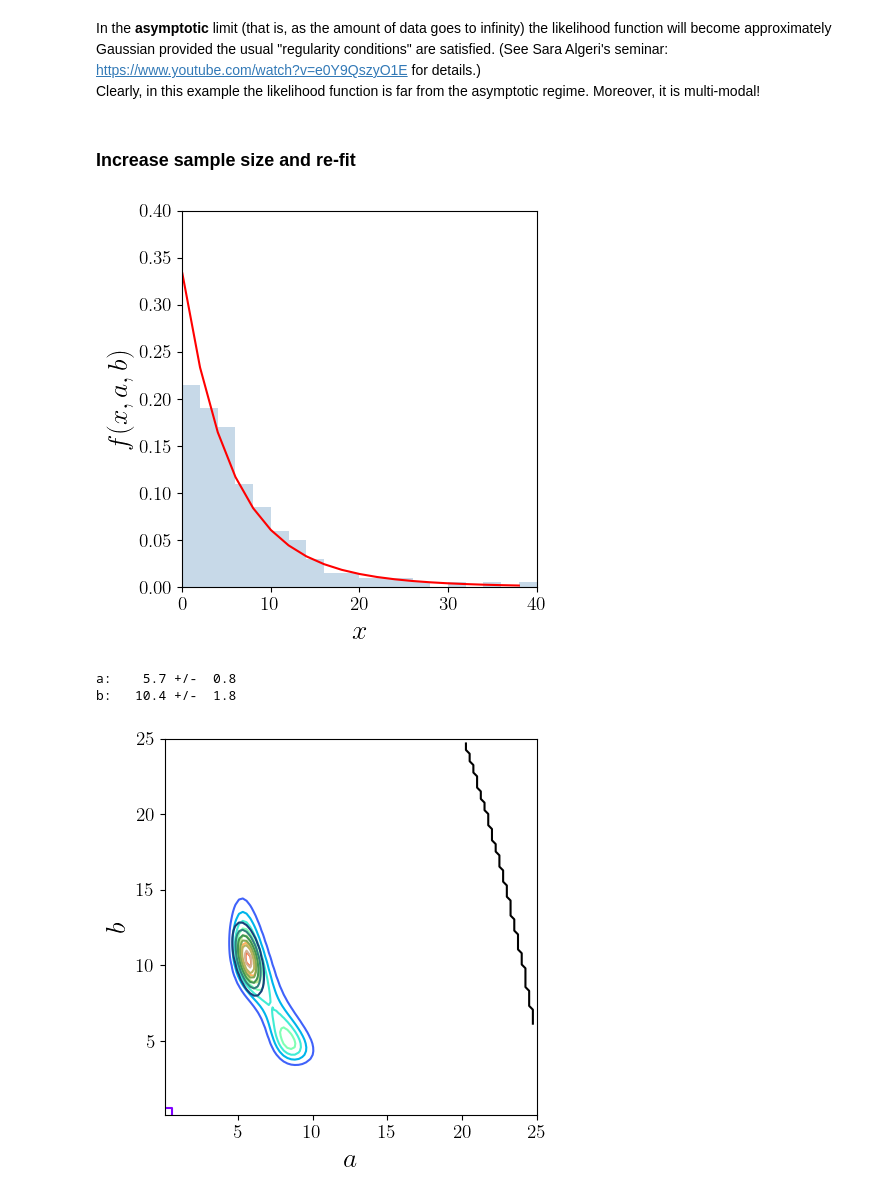
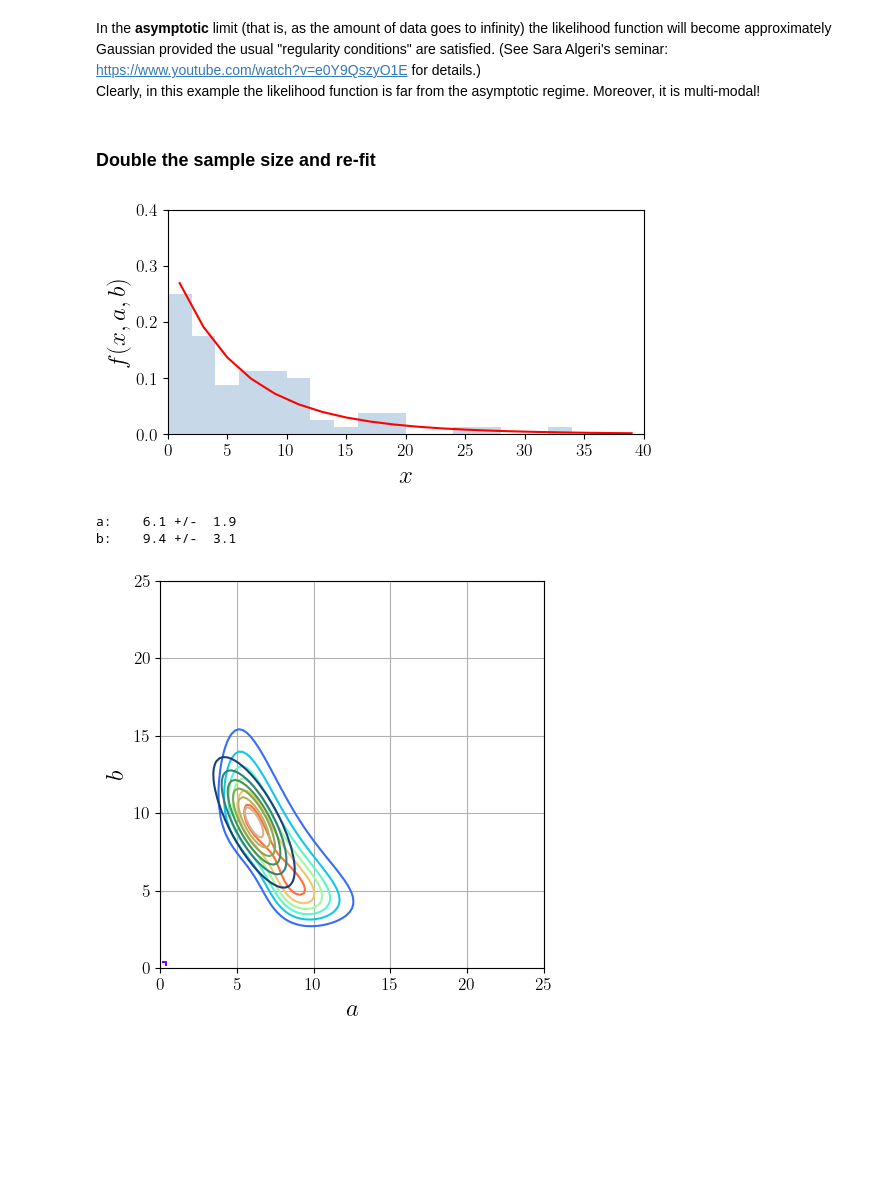
Before and after one commit to hbprosper/INFN-SOS, a Jupyter notebook: 02_stats/likelihood_fit_iminuit.ipynb, the cells around one changed output. Drawn from its saved outputs; the diff is of its cells as text; code cells hidden in the pictures; blank space fills up the shorter version.

```diff
--- a/02_stats/likelihood_fit_iminuit.ipynb
+++ b/02_stats/likelihood_fit_iminuit.ipynb
@@ -82,7 +79,7 @@ def read_data(filename):
 
     return model, A, B, P, X
 
-model, A, B, P, X = read_data('likelihood_data.txt')
+model, A, B, P, X = read_data('likelihood_fit_data_40.txt')
 model, A, B, P, X
 # %% [output]
 ('P * np.exp(-x/a)/a + (1-P) * np.exp(-x/b)/b',
@@ -112,12 +109,12 @@ def plot_data(d, f,
               nbins=20,
               xmin=0, xmax=40,
               ymin=0, ymax=0.4,
-              ftsize=20,
+              ftsize=18,
               color=(0,0,1),
-              fgsize=(5, 5)):
+              fgsize=(6, 6*9/16)):
 
-    h = (xmax-xmin)/nbins
-    x = np.arange(xmin, xmax, h)
+    x = np.linspace(xmin, xmax, nbins+1)
+    x = (x[1:]+x[:-1])/2
 
     # set size of figure
     fig = plt.figure(figsize=fgsize)
@@ -143,6 +140,7 @@ def plot_data(d, f,
              alpha=0.3,
              range=(xmin, xmax))
 
+    h = (xmax-xmin)/nbins
     g = f(x, A, B) * h
     plt.plot(x, g, color='red')
 
@@ -233,22 +235,19 @@ def dnll(a, b, min_nll):
 # %% [markdown]
 ### Plot true likelihood and superimpose its Gaussian approximation
 # %%
-AMIN =  0.1
-AMAX = 25
-BMIN =  0.1
-BMAX = 25
-
 def compute_lhood(f, min_nll,
                   mu=None, cov=None,
                   nsteps=100,
-                  xmin=AMIN, xmax=AMAX,
-                  ymin=BMIN, ymax=BMAX):
+                  xmin=0, xmax=25,
+                  ymin=0, ymax=25):
 
     # 1. first create a mesh grid
-    xdelta = float(xmax-xmin)/nsteps
-    ydelta = float(ymax-ymin)/nsteps
-    x      = np.arange(xmin, xmax, xdelta)
-    y      = np.arange(ymin, ymax, ydelta)
+    x = np.linspace(xmin, xmax, nsteps+1)
+    x = (x[1:]+x[:-1])/2
+
+    y = np.linspace(ymin, ymax, nsteps+1)
+    y = (y[1:]+y[:-1])/2
+
     x, y   = np.meshgrid(x, y)
 
     # 2. compute likelihoods at all mesh grid points
@@ -271,9 +270,9 @@ def plot_lhood(points,
                approx,
                filename='fig_likelihood.png',
                nsteps=50,
-               xmin=AMIN, xmax=AMAX,
-               ymin=BMIN, ymax=BMAX,
-               ftsize=20,
+               xmin=0, xmax=25,
+               ymin=0, ymax=25,
+               ftsize=18,
                fgsize=(5, 5)):
 
     # set size of figure
@@ -295,6 +294,7 @@ def plot_lhood(points,
     earth   = plt.get_cmap('gist_earth')
     x, y, z = approx
     plt.contour(x, y, z, cmap=earth)
+    plt.grid()
 
     fig.tight_layout()
     plt.savefig(filename)
@@ -307,19 +307,19 @@ plot_lhood(ll_true, ll_approx)
 In the __asymptotic__ limit (that is, as the amount of data goes to infinity) the likelihood function will become approximately Gaussian provided the usual "regularity conditions" are satisfied. (See Sara Algeri's seminar: https://www.youtube.com/watch?v=e0Y9QszyO1E for details.)
 Clearly, in this example the likelihood function is far from the asymptotic regime. Moreover, it is multi-modal!
 # %% [markdown]
-### Increase sample size and re-fit
+### Double the sample size and re-fit
 # %%
-_, _, _, _, X = read_data('likelihood_data_80.txt')
+_, _, _, _, X = read_data('likelihood_fit_data_80.txt')
 plot_data(X, F)
 
 mu, cov, nll0, nllmvg0 = fit_model_to_data(nll)
 
 ll_true   = compute_lhood(dnll, nll0)
 ll_approx = compute_lhood(dnlmvg, nllmvg0, mu, cov)
 
 plot_lhood(ll_true, ll_approx, filename='fig_likelihood_80.png')
 # %% [output]
-[figure, old version]
+[figure, new version]
-a:    5.7 +/-  0.8
-b:   10.4 +/-  1.8
+a:    6.1 +/-  1.9
+b:    9.4 +/-  3.1
-[figure, old version]
+[figure, new version]
```
Also changed, not shown: parts of 10 cells of this notebook, 6 other files.
